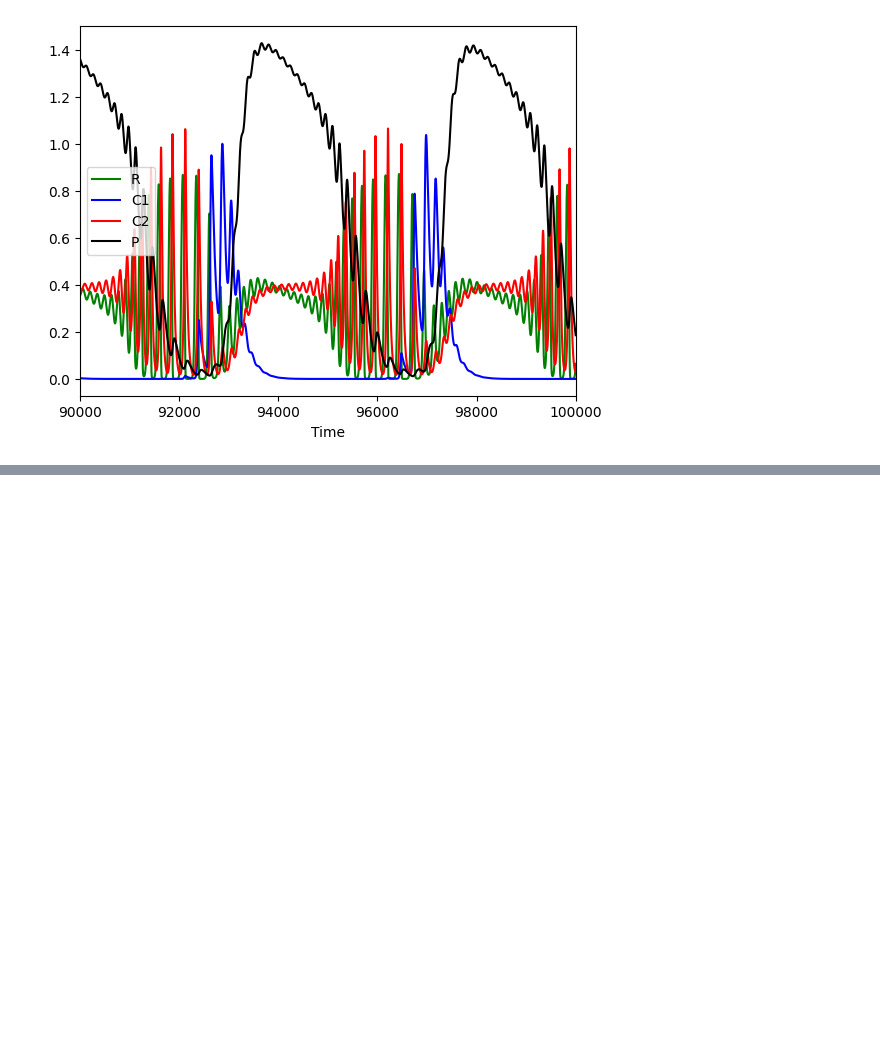
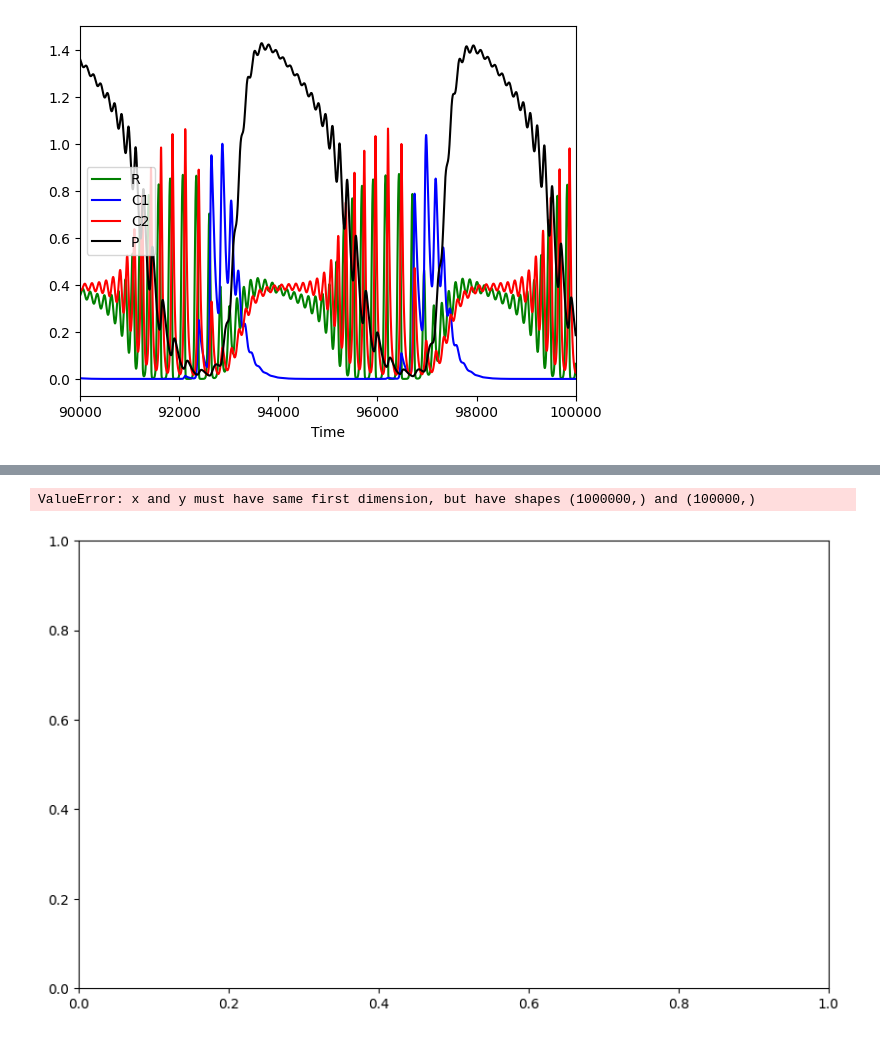
Before and after one commit to lizsukiss/relnonlin_predation, a Jupyter notebook: notebooks/explore_dynamics.ipynb, the cells around one changed output, grey strips where cells are left out. Drawn from its saved outputs; the diff is of its cells as text; code cells hidden in the pictures; blank space fills up the shorter version.

```diff
--- a/notebooks/explore_dynamics.ipynb
+++ b/notebooks/explore_dynamics.ipynb
@@ -364,0 +445,25 @@ Text(0.5, 0, 'Time')
+# %%
+from utils import simulate_and_save
+from ode import predator_prey, full_system
+
+
+filename = 'a_test_simulation.npz'
+predator_prey_partial = lambda density, time: predator_prey(density, time, rc_simulation_params)
+tend  = 1000000
+tstep = 1
+time_array = np.arange(0, tend, tstep)
+rc_simulation_params = {'a': 4.6, 'h': 4.6, 'd': 0.15}
+
+x = simulate_and_save(filename, predator_prey_partial, [0.001, 0.001], time_array, rc_simulation_params, force_simulate=True)
+ # plot the simulation
+plt.figure(figsize=(10, 6))
+plt.plot(time_array, x[:, 0], label='Resource (R)', color='green')
+plt.plot(time_array, x[:, 1], label='Consumer (C2)', color='blue')
+plt.legend()
+plt.xlabel('Time')
+plt.ylabel('Density')
+plt.title('Population Dynamics')
+plt.show()
+# %% [output]
+ValueError: x and y must have same first dimension, but have shapes (1000000,) and (100000,)
+[figure, added]
```
Also changed, not shown: parts of 6 cells of this notebook, 4 other files.
